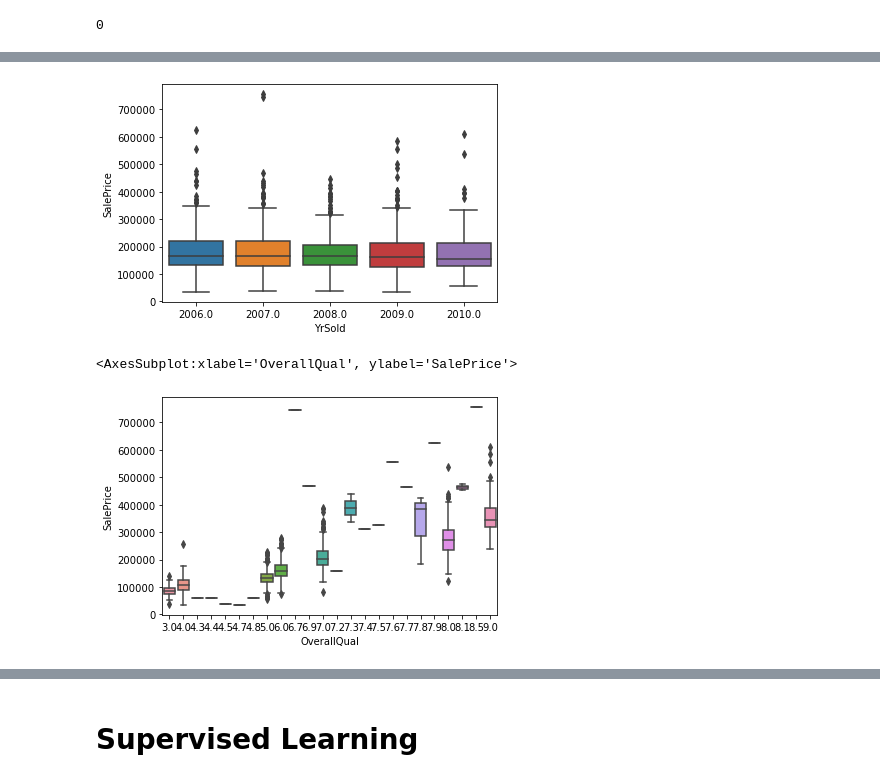
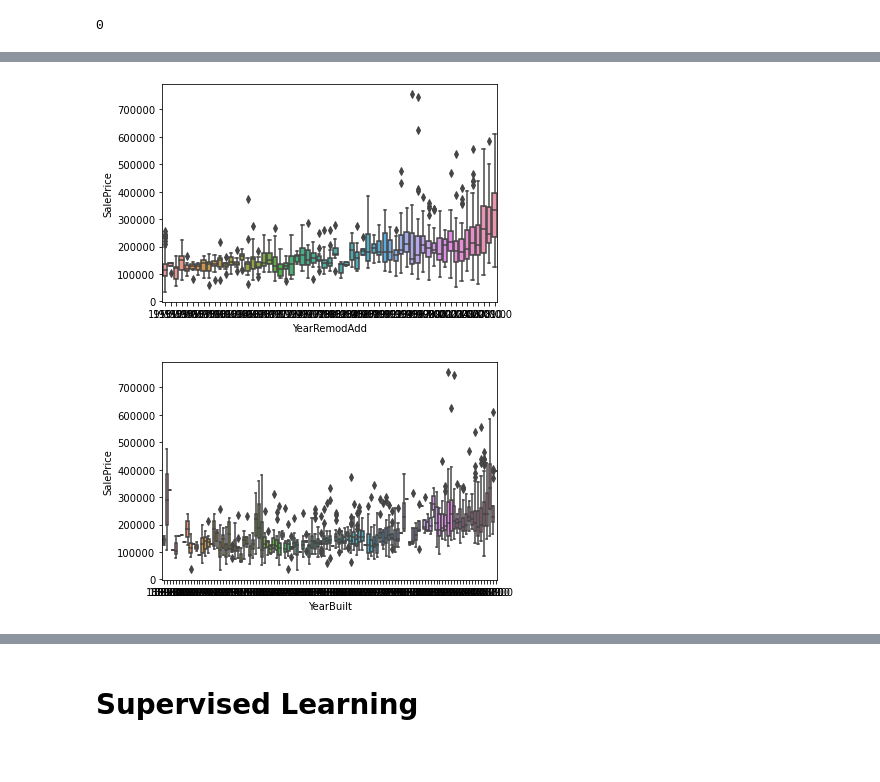
Before and after one commit to Remus9744/P8_Predict_House_Prices, a Jupyter notebook: P8_Notebook_Kaggle.ipynb, the cells around one changed output, grey strips where cells are left out. Drawn from its saved outputs; the diff is of its cells as text; code cells hidden in the pictures.

```diff
--- a/P8_Notebook_Kaggle.ipynb
+++ b/P8_Notebook_Kaggle.ipynb
@@ -716,8 +743,7 @@ imputer = KNNImputer(n_neighbors=10) # Default n_neighbors set to 5
 # %%
 df_train_04 = df_train_03.copy()
 df_train_04 = pd.DataFrame(imputer.fit_transform(df_train_04),
-                           columns = df_train_04.columns
-                          )
+                           columns=df_train_04.columns)
 
 # Checking
 df_train_04.isna().sum()
@@ -799,3 +787,26 @@ df_train_05.head(5)
 | 2 | 60.0 | 68.0 | 11250.0 | 7.0 | 5.0 | 2001.0 | 2002.0 | 162.0 | ... |
 | 3 | 70.0 | 60.0 | 9550.0 | 7.0 | 5.0 | 1915.0 | 1970.0 | 0.0 | ... |
 | 4 | 60.0 | 84.0 | 14260.0 | 8.0 | 5.0 | 2000.0 | 2000.0 | 350.0 | ... |
+# %%
+# Target distribution
+
+sns.set_style("white")
+sns.set_color_codes(palette='deep')
+f, ax = plt.subplots(figsize=(8, 7))
+
+# Check the distribution
+
+sns.distplot(df_train_05['SalePrice'], color="g")
+ax.xaxis.grid(False)
+ax.set(ylabel="Frequency")
+ax.set(xlabel="SalePrice")
+ax.set(title="SalePrice distribution")
+sns.despine(trim=True, left=True)
+
+# Save distribution plot
+plt.savefig('Figures/P8_Distribution_y.jpg')
+
+plt.show()
+
+
+pep8(_ih)
@@ -852,0 +893,14 @@ pep8(_ih)
+# %%
+# Get the desired col names and explore
+cols_x = 'YrSold'
+cols_y = 'SalePrice'
+# Plot boxplot for more adapted cases
+Data = df_train_05.copy()
+sns.boxplot(x=cols_x, y=cols_y, data=Data)
+
+# Does not bring much, can be erased
+df_train_05 = df_train_05.drop(['YrSold'], axis=1)
+df_train_04 = df_train_04.drop(['YrSold'], axis=1)
+df_test_03 = df_test_03.drop(['YrSold'], axis=1)
+
+pep8(_ih)
@@ -853,23 +909,26 @@ pep8(_ih)
 # %%
 # Get the desired col names and explore
-cols_x = 'YrSold'
+cols_x = 'YearRemodAdd'
 cols_y = 'SalePrice'
+
 # Plot boxplot for more adapted cases
 Data = df_train_05.copy()
 sns.boxplot(x=cols_x, y=cols_y, data=Data)
 
 
 pep8(_ih)
 # %% [output]
-[figure, old version]
+[figure, new version]
 # %%
 # Get the desired col names and explore
-cols_x = 'OverallQual'
+cols_x = 'YearBuilt'
 cols_y = 'SalePrice'
 
 # Plot boxplot for more adapted cases
 Data = df_train_05.copy()
 sns.boxplot(x=cols_x, y=cols_y, data=Data)
+
+
+pep8(_ih)
 # %% [output]
-<AxesSubplot:xlabel='OverallQual', ylabel='SalePrice'>
-[figure, old version]
+[figure, new version]
```
Also changed, not shown: parts of 87 cells of this notebook.
